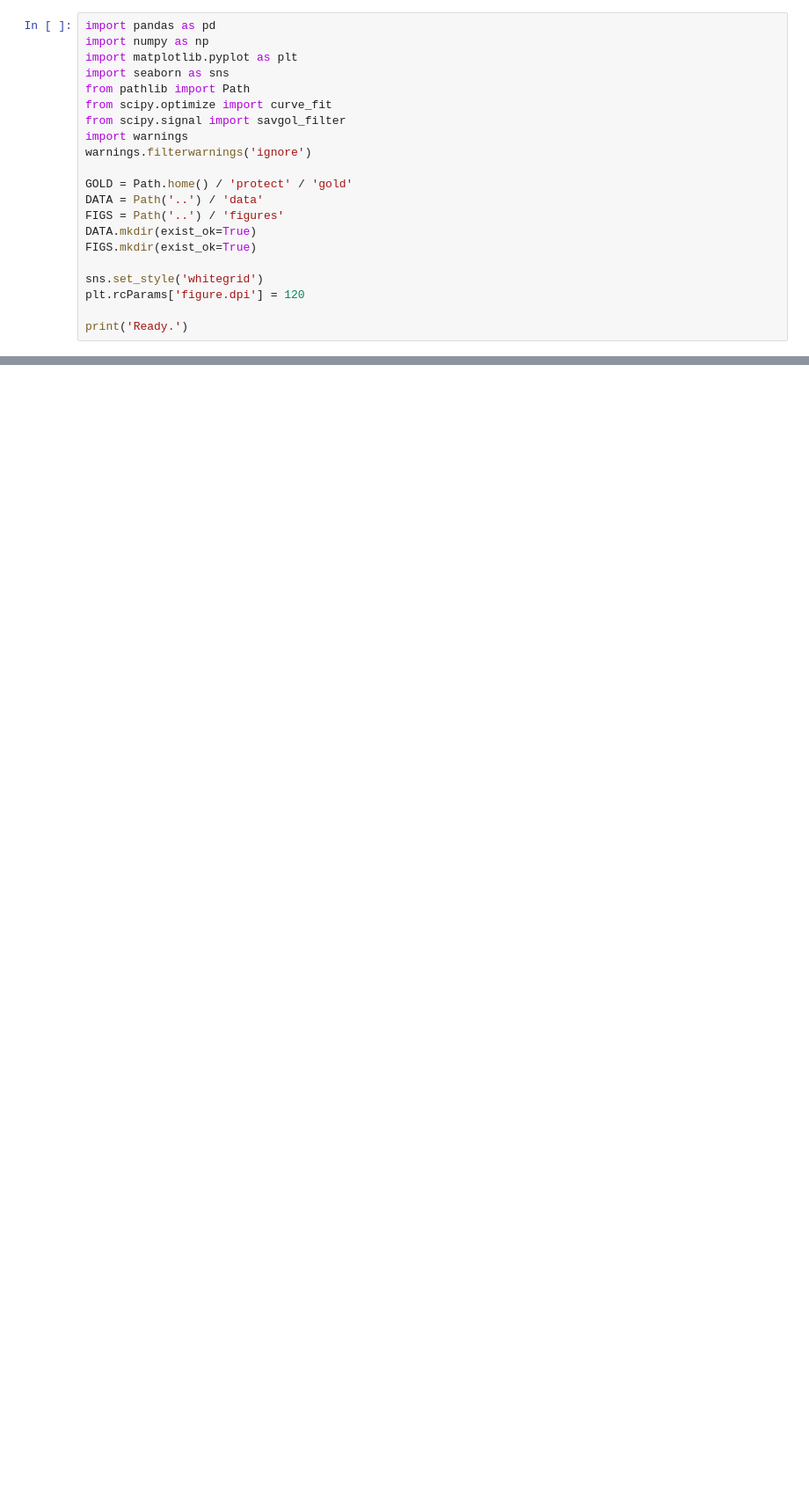
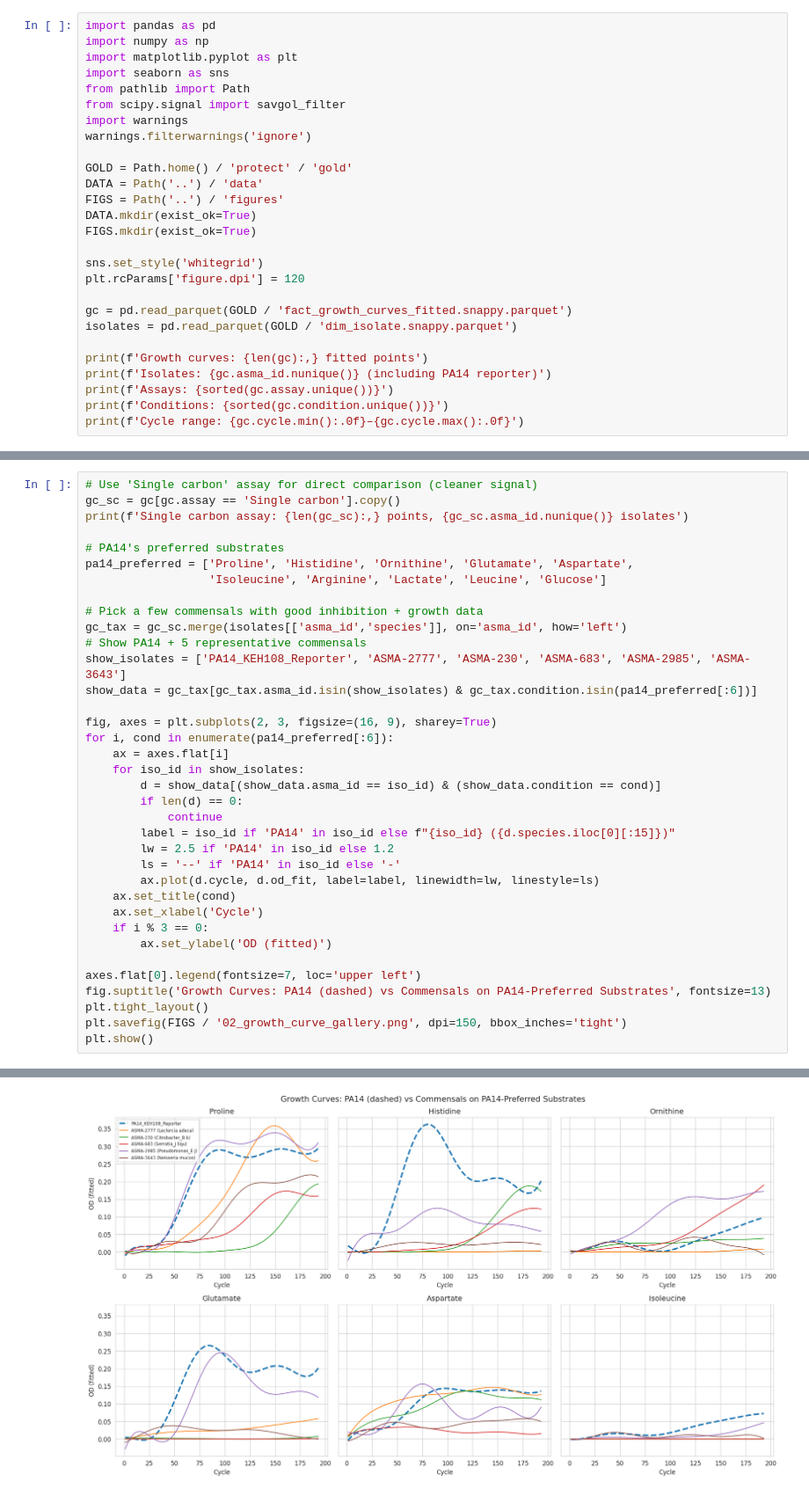
Before and after one commit to kbaseincubator/BERIL-research-observatory, a Jupyter notebook: projects/cf_formulation_design/notebooks/02_growth_kinetics.ipynb, the cells around one changed output, grey strips where cells are left out. Shown at 88% size. Drawn from its saved outputs; the diff is of its cells as text; blank space fills up the shorter version.

```diff
--- a/projects/cf_formulation_design/notebooks/02_growth_kinetics.ipynb
+++ b/projects/cf_formulation_design/notebooks/02_growth_kinetics.ipynb
@@ -21,7 +22,6 @@ import numpy as np
 import matplotlib.pyplot as plt
 import seaborn as sns
 from pathlib import Path
-from scipy.optimize import curve_fit
 from scipy.signal import savgol_filter
 import warnings
 warnings.filterwarnings('ignore')
@@ -35,4 +35,11 @@ FIGS.mkdir(exist_ok=True)
 sns.set_style('whitegrid')
 plt.rcParams['figure.dpi'] = 120
 
-print('Ready.')
+gc = pd.read_parquet(GOLD / 'fact_growth_curves_fitted.snappy.parquet')
+isolates = pd.read_parquet(GOLD / 'dim_isolate.snappy.parquet')
+
+print(f'Growth curves: {len(gc):,} fitted points')
+print(f'Isolates: {gc.asma_id.nunique()} (including PA14 reporter)')
+print(f'Assays: {sorted(gc.assay.unique())}')
+print(f'Conditions: {sorted(gc.condition.unique())}')
+print(f'Cycle range: {gc.cycle.min():.0f}–{gc.cycle.max():.0f}')
@@ -175,0 +56,37 @@ print('Kinetics vs endpoint comparison will follow parameter extraction.')
+# %%
+# Use 'Single carbon' assay for direct comparison (cleaner signal)
+gc_sc = gc[gc.assay == 'Single carbon'].copy()
+print(f'Single carbon assay: {len(gc_sc):,} points, {gc_sc.asma_id.nunique()} isolates')
+
+# PA14's preferred substrates
+pa14_preferred = ['Proline', 'Histidine', 'Ornithine', 'Glutamate', 'Aspartate',
+                  'Isoleucine', 'Arginine', 'Lactate', 'Leucine', 'Glucose']
+
+# Pick a few commensals with good inhibition + growth data
+gc_tax = gc_sc.merge(isolates[['asma_id','species']], on='asma_id', how='left')
+# Show PA14 + 5 representative commensals
+show_isolates = ['PA14_KEH108_Reporter', 'ASMA-2777', 'ASMA-230', 'ASMA-683', 'ASMA-2985', 'ASMA-3643']
+show_data = gc_tax[gc_tax.asma_id.isin(show_isolates) & gc_tax.condition.isin(pa14_preferred[:6])]
+
+fig, axes = plt.subplots(2, 3, figsize=(16, 9), sharey=True)
+for i, cond in enumerate(pa14_preferred[:6]):
+    ax = axes.flat[i]
+    for iso_id in show_isolates:
+        d = show_data[(show_data.asma_id == iso_id) & (show_data.condition == cond)]
+        if len(d) == 0:
+            continue
+        label = iso_id if 'PA14' in iso_id else f"{iso_id} ({d.species.iloc[0][:15]})"
+        lw = 2.5 if 'PA14' in iso_id else 1.2
+        ls = '--' if 'PA14' in iso_id else '-'
+        ax.plot(d.cycle, d.od_fit, label=label, linewidth=lw, linestyle=ls)
+    ax.set_title(cond)
+    ax.set_xlabel('Cycle')
+    if i % 3 == 0:
+        ax.set_ylabel('OD (fitted)')
+
+axes.flat[0].legend(fontsize=7, loc='upper left')
+fig.suptitle('Growth Curves: PA14 (dashed) vs Commensals on PA14-Preferred Substrates', fontsize=13)
+plt.tight_layout()
+plt.savefig(FIGS / '02_growth_curve_gallery.png', dpi=150, bbox_inches='tight')
+plt.show()
+# %% [output]
@@ -175,0 +94 @@ print('Kinetics vs endpoint comparison will follow parameter extraction.')
+[figure, added]
```
Also changed, not shown: parts of 31 cells of this notebook, 14 other files.
